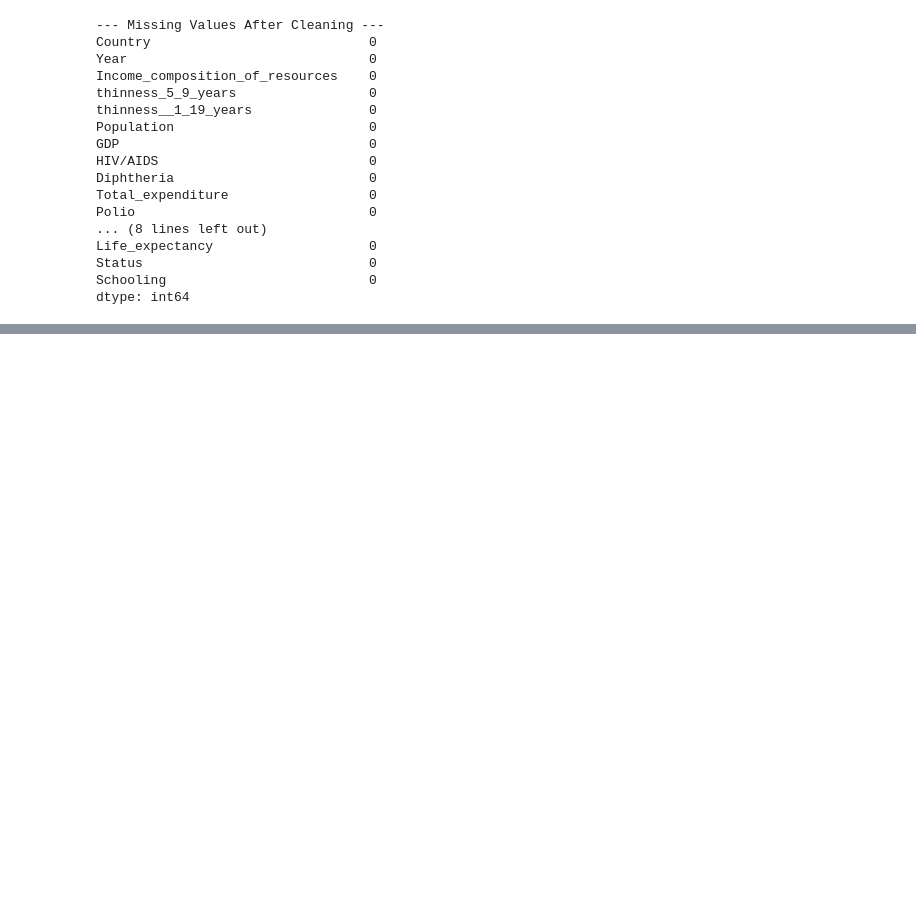
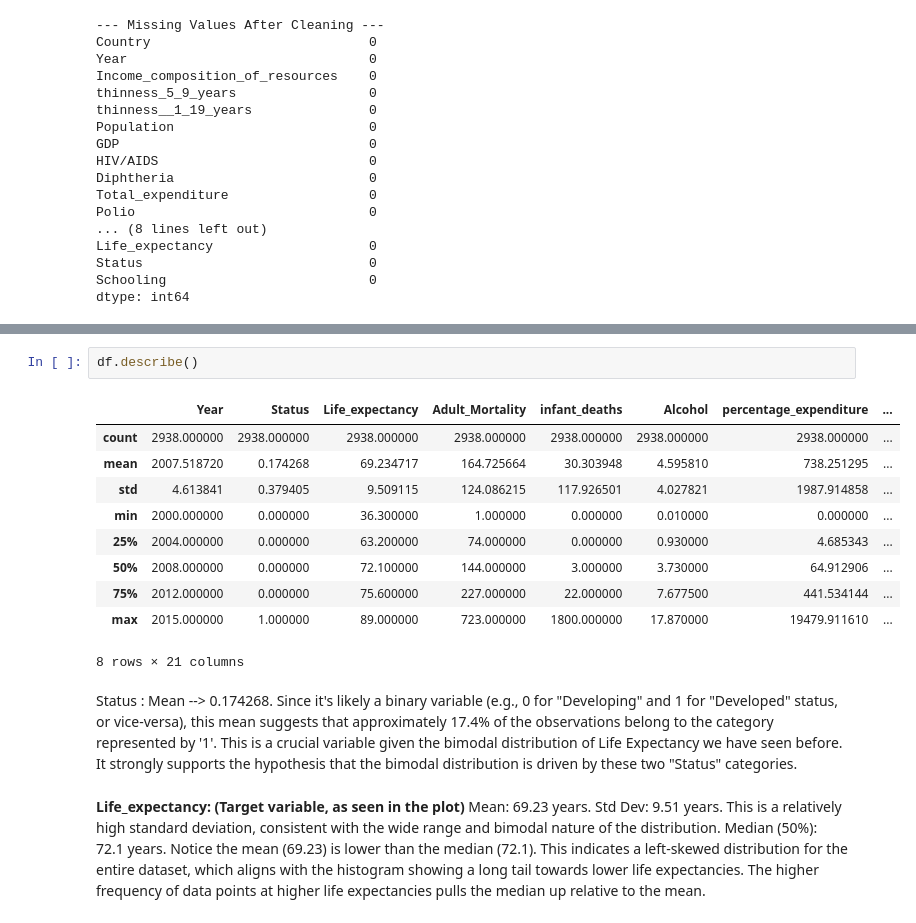
Before and after one commit to alabhastam/life-expectancy, a Jupyter notebook: life-expectancy.ipynb, the cells around one changed output, grey strips where cells are left out. Cells and saved outputs as stored; diff of their text form; blank space fills up the shorter version.

```diff
--- a/life-expectancy.ipynb
+++ b/life-expectancy.ipynb
@@ -125,0 +147,21 @@ dtype: int64
+# %%
+df.describe()
+# %% [output]
+|  | Year | Status | Life_expectancy | Adult_Mortality | infant_deaths | Alcohol | percentage_expenditure | ... |
+| count | 2938.000000 | 2938.000000 | 2938.000000 | 2938.000000 | 2938.000000 | 2938.000000 | 2938.000000 | ... |
+| mean | 2007.518720 | 0.174268 | 69.234717 | 164.725664 | 30.303948 | 4.595810 | 738.251295 | ... |
+| std | 4.613841 | 0.379405 | 9.509115 | 124.086215 | 117.926501 | 4.027821 | 1987.914858 | ... |
+| min | 2000.000000 | 0.000000 | 36.300000 | 1.000000 | 0.000000 | 0.010000 | 0.000000 | ... |
+| 25% | 2004.000000 | 0.000000 | 63.200000 | 74.000000 | 0.000000 | 0.930000 | 4.685343 | ... |
+| 50% | 2008.000000 | 0.000000 | 72.100000 | 144.000000 | 3.000000 | 3.730000 | 64.912906 | ... |
+| 75% | 2012.000000 | 0.000000 | 75.600000 | 227.000000 | 22.000000 | 7.677500 | 441.534144 | ... |
+| max | 2015.000000 | 1.000000 | 89.000000 | 723.000000 | 1800.000000 | 17.870000 | 19479.911610 | ... |
+8 rows × 21 columns
+# %% [markdown]
+Status : Mean --> 0.174268. Since it's likely a binary variable (e.g., 0 for "Developing" and 1 for "Developed" status, or vice-versa), this mean suggests that approximately 17.4% of the observations belong to the category represented by '1'.
+This is a crucial variable given the bimodal distribution of Life Expectancy we have seen before. It strongly supports the hypothesis that the bimodal distribution is driven by these two "Status" categories.
+# %% [markdown]
+**Life_expectancy: (Target variable, as seen in the plot)**
+Mean: 69.23 years.
+Std Dev: 9.51 years. This is a relatively high standard deviation, consistent with the wide range and bimodal nature of the distribution.
+Median (50%): 72.1 years. Notice the mean (69.23) is lower than the median (72.1). This indicates a left-skewed distribution for the entire dataset, which aligns with the histogram showing a long tail towards lower life expectancies. The higher frequency of data points at higher life expectancies pulls the median up relative to the mean.
```
Also changed, not shown: parts of 4 cells of this notebook.
